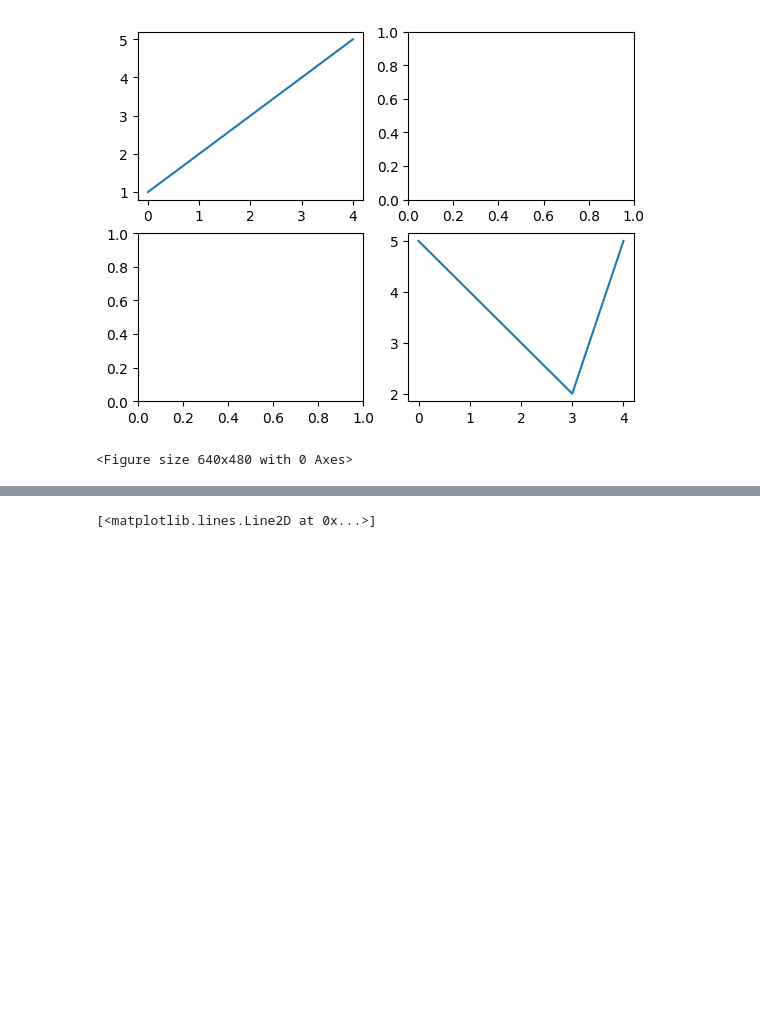
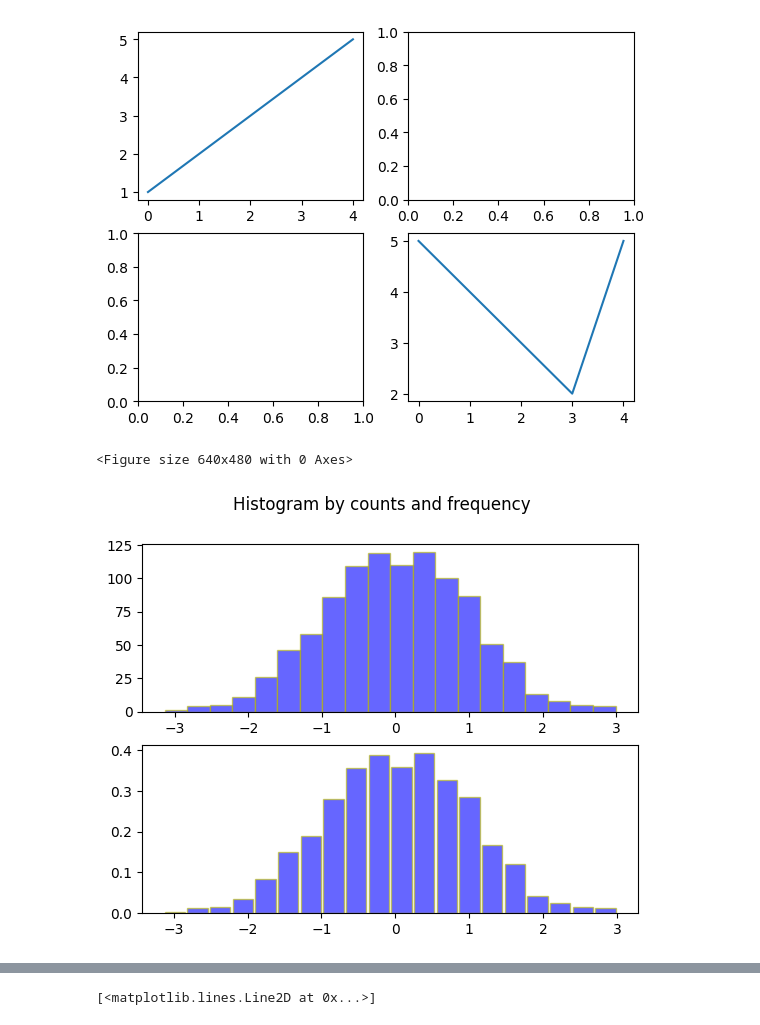
Before and after one commit to eason489233/vscode, a Jupyter notebook: 課程範例五六.ipynb, the cells around one changed output, grey strips where cells are left out. Saved outputs shown, nothing was run; the diff lists cells and outputs as text; code cells hidden in the pictures; blank space fills up the shorter version.

```diff
--- a/課程範例五六.ipynb
+++ b/課程範例五六.ipynb
@@ -220,3 +222,22 @@ img_dir = '/Users/eason/Documents/XeLatex/template_math_table_graph/images/'
 plt.savefig(img_dir+'example.png', format='png')
 # %% [output]
 <Figure size 640x480 with 0 Axes>
+# %%
+import numpy as np
+from scipy.stats import norm
+import matplotlib.pyplot as plt
+
+# random number generator with random seed
+rng = np.random.default_rng() # (seed=...)
+x = rng.normal(loc = 0, scale = 1, size = 1000)
+# x = norm.rvs(loc = 0, scale = 1, size = 1000)
+
+fig, (ax1, ax2) = plt.subplots(2, 1)
+# typical histogram by counts
+ax1.hist(x, bins = 20, alpha = 0.6, color = 'b', edgecolor = 'y', linewidth = 1)
+# histogram by frequency
+ax2.hist(x, bins = 20, alpha = 0.6, color = 'b', edgecolor = 'y', linewidth = 1, density = True, rwidth = 0.9)
+plt.suptitle('Histogram by counts and frequency')
+plt.show()
+# %% [output]
+[figure, added]
```
Also changed, not shown: parts of 4 cells of this notebook, 4 other files.
